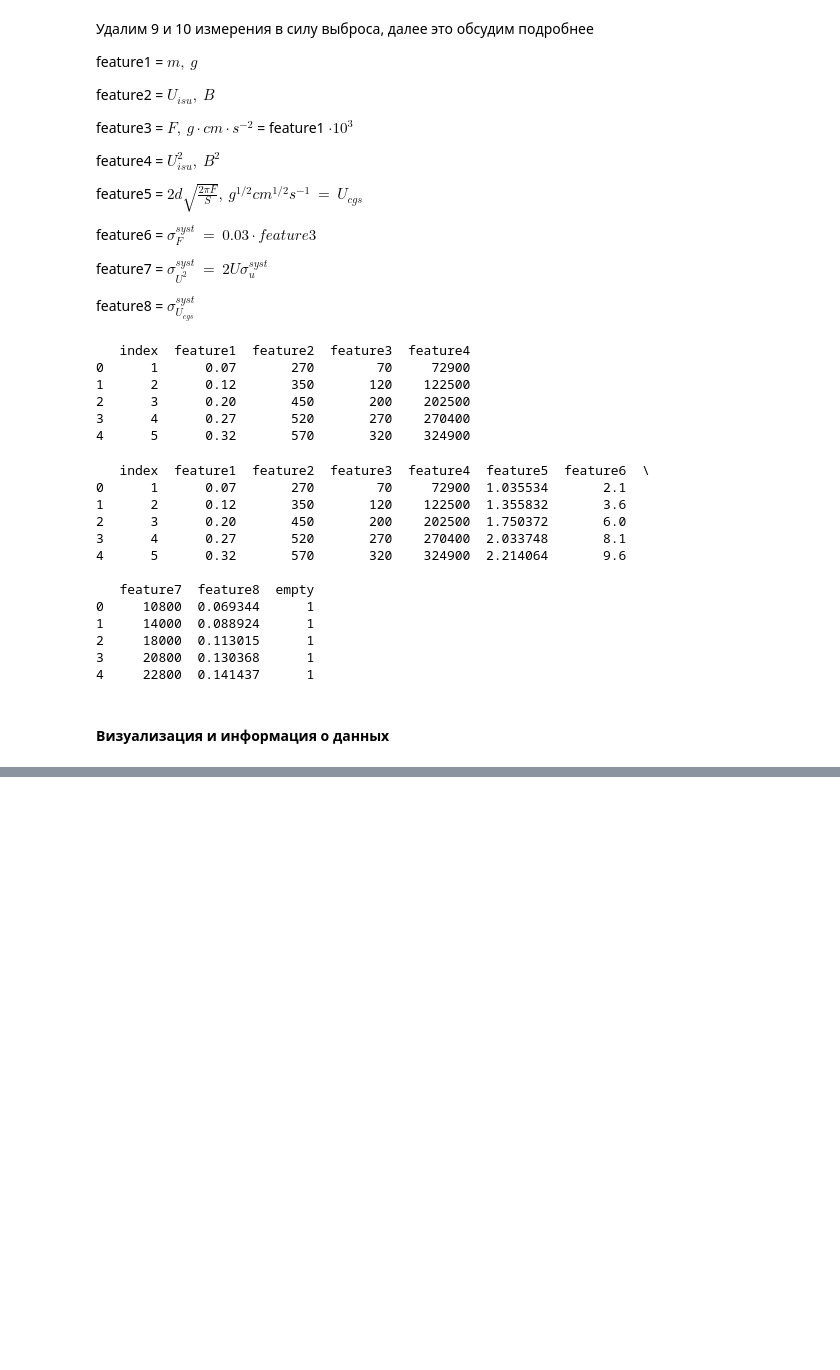
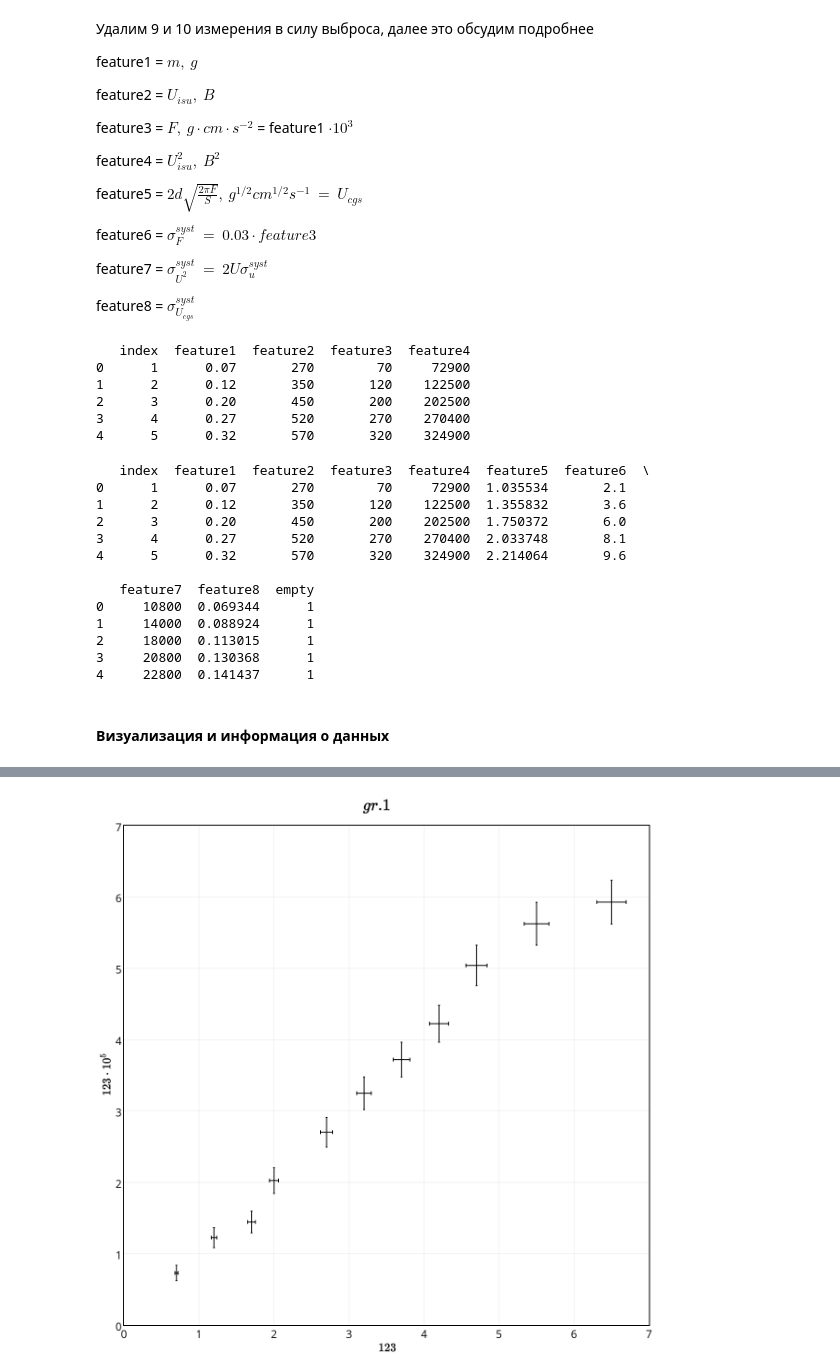
Before and after one commit to heyfaraday/labs_3sem, a Jupyter notebook: 3.1.2/analysis.ipynb, the cells around one changed output, grey strips where cells are left out. Cells and saved outputs as stored; diff of their text form; code cells hidden in the pictures; blank space fills up the shorter version.

Commit message:
graph

```diff
--- a/3.1.2/analysis.ipynb
+++ b/3.1.2/analysis.ipynb
@@ -119,0 +94,87 @@ py.iplot(data1, filename='basic-error-bar')
+# %%
+import plotly.plotly as py
+import plotly.graph_objs as go
+
+data1 = [
+    go.Scatter(
+        x = data['feature3']*0.01,
+        y = data['feature4']/100000,
+        mode = 'markers',
+        name = 'gr1',
+        error_y = dict(
+            type = 'data',
+            array = data['feature7']/100000,
+            visible = True,
+            color = '#000000',
+            thickness = 2,
+            width = 2
+        ),
+        error_x = dict(
+            type = 'data',
+            array = data['feature6']*0.01,
+            visible = True,
+            color = '#000000'
+        ),
+        marker = dict(
+            size = 0,
+            opacity = 0
+        )
+    )
+]
+
+layout = go.Layout(
+        title = "$gr.1$",
+        width = 1200,
+        height = 1200,
+        font = dict(
+            size = 23,
+            color = '#000000'
+            ),
+        paper_bgcolor = '#ffffff',
+        xaxis = dict(
+            title = '$123$',
+            range = [0, 7],
+            zeroline = False,
+            ticklen = 0,
+            color = '#000000',
+            mirror = True,
+            showline = True,
+            linewidth = 2,
+            titlefont = dict(
+                size = 23,
+                color = '#000000'
+                )
+        ),
+        yaxis = dict(
+            title = '$123 \cdot 10^5$',
+            range = [0, 7],
+            zeroline = False,
+            ticklen = 0,
+            color = '#000000',
+            mirror = True,
+            showline = True,
+            linewidth = 2,
+            titlefont = dict(
+                size = 23,
+                color = '#000000'
+                )
+        ),
+        margin = dict(
+            l = 60,
+            r = 15,
+            t = 70,
+            b = 60,
+            pad = 0
+        )
+
+)
+
+figure = go.Figure(data=data1, layout=layout)
+
+#py.iplot(figure, filename='basic-error-bar')
+py.image.save_as(figure, 'my_plot.png')
+#! open my_plot.png
+from IPython.display import Image
+Image("my_plot.png")
+# %% [output]
+[figure, added]
```
Also changed, not shown: parts of 1 cell of this notebook, 1 other file.
